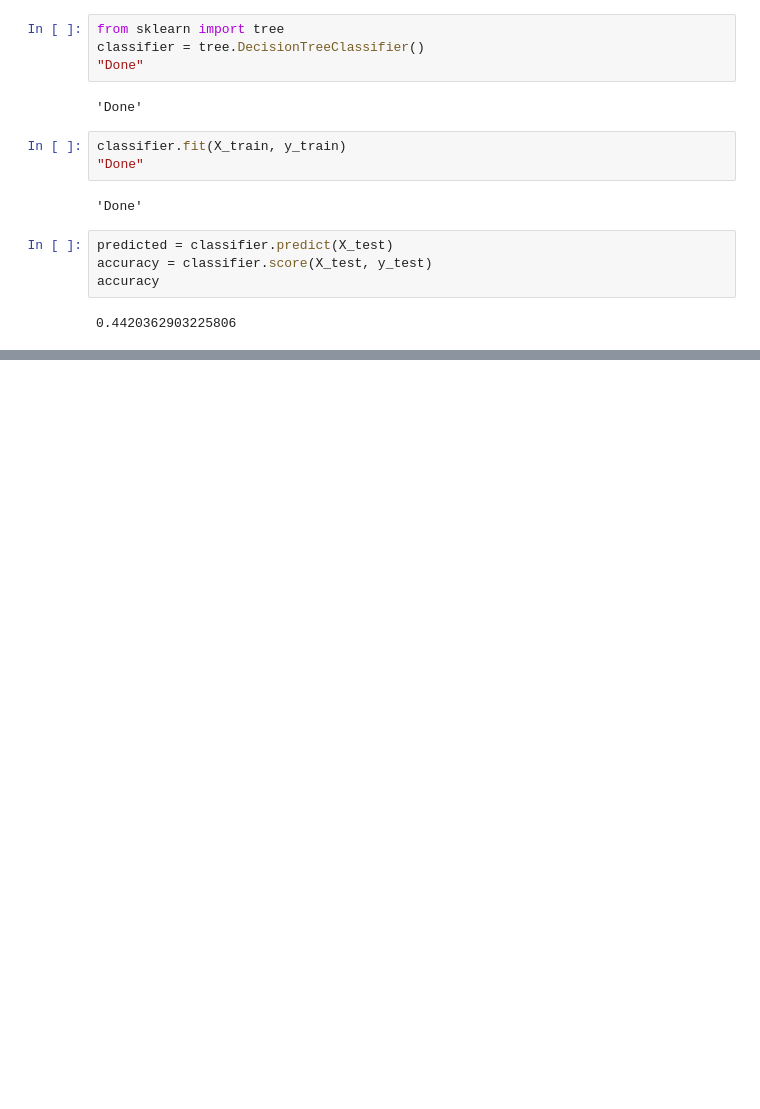
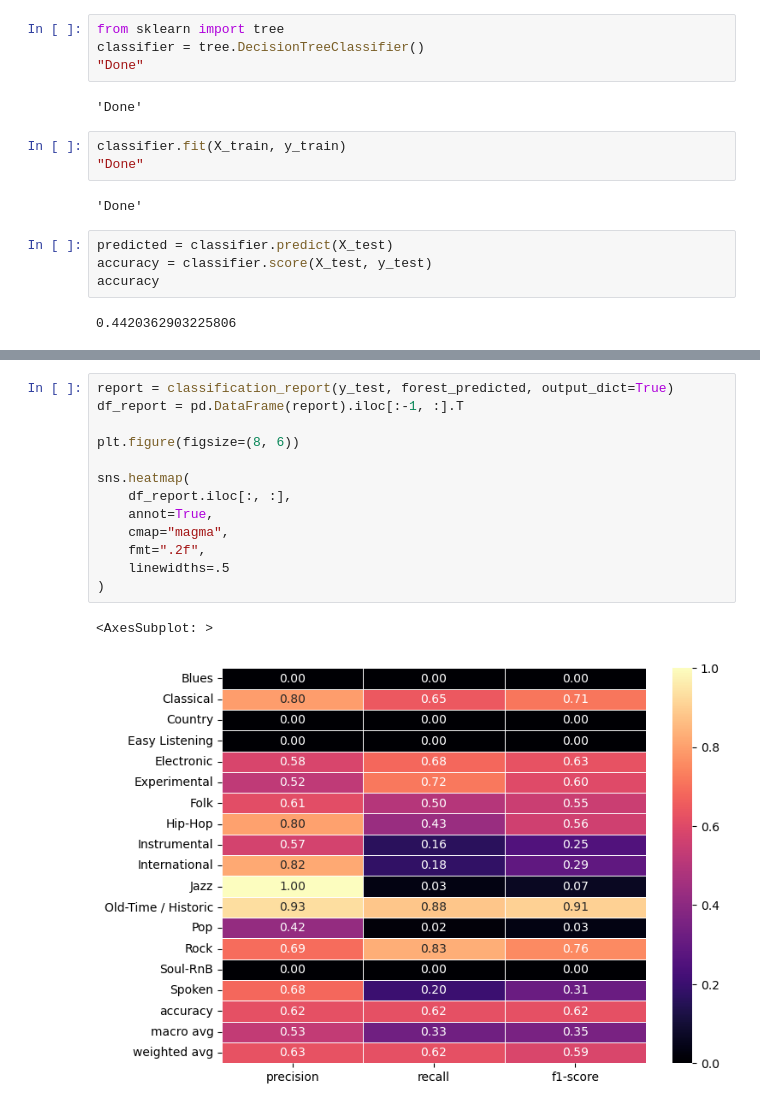
Before and after one commit to Tyler-Hebner/project2notebook, a Jupyter notebook: project2.ipynb, the cells around one changed output, grey strips where cells are left out. Cells and saved outputs as stored; diff of their text form; blank space fills up the shorter version.

```diff
--- a/project2.ipynb
+++ b/project2.ipynb
@@ -119,0 +191,16 @@ accuracy
+# %%
+report = classification_report(y_test, forest_predicted, output_dict=True)
+df_report = pd.DataFrame(report).iloc[:-1, :].T
+
+plt.figure(figsize=(8, 6))
+
+sns.heatmap(
+    df_report.iloc[:, :],
+    annot=True,
+    cmap="magma",
+    fmt=".2f",
+    linewidths=.5
+)
+# %% [output]
+<AxesSubplot: >
+[figure, added]
```
Also changed, not shown: parts of 13 cells of this notebook.
